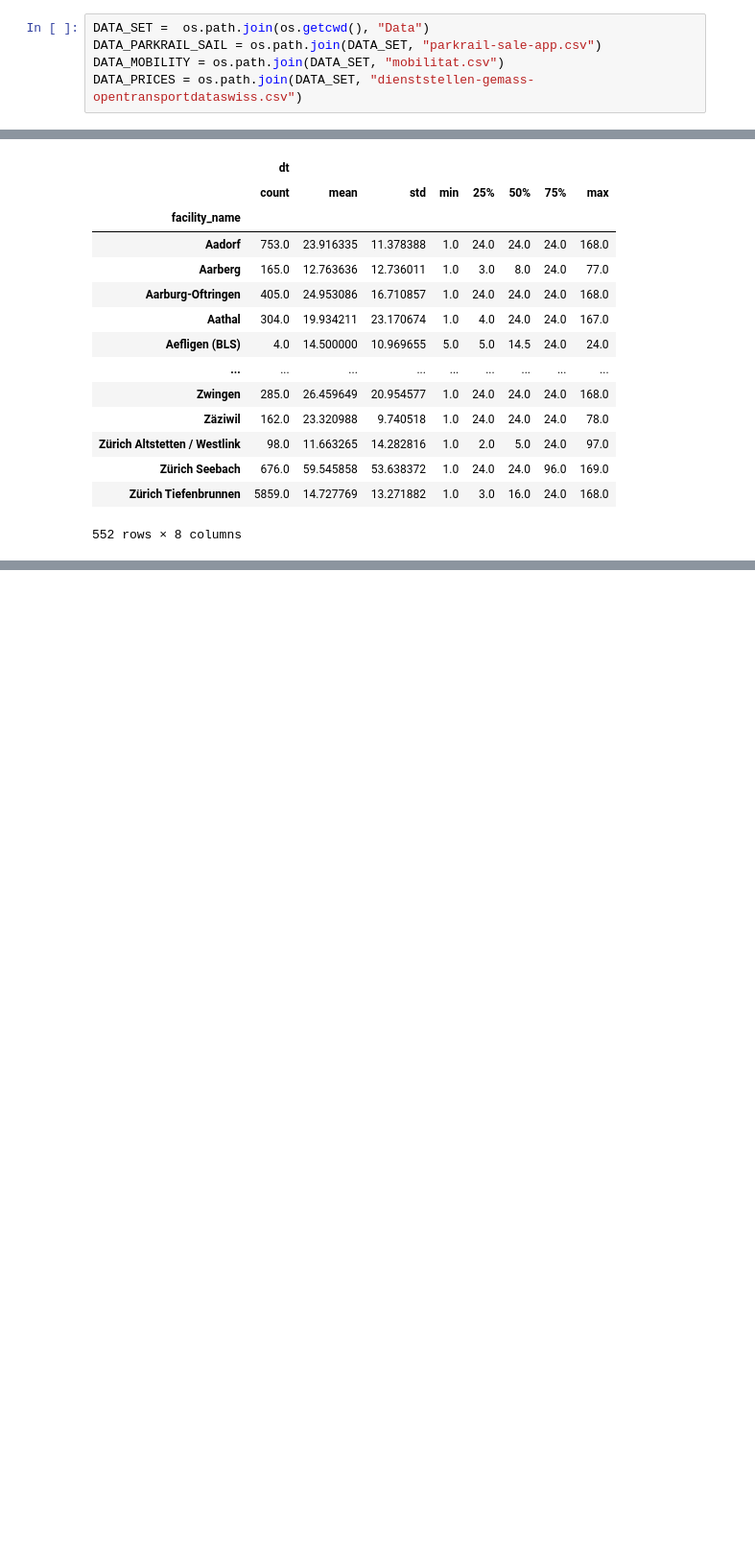
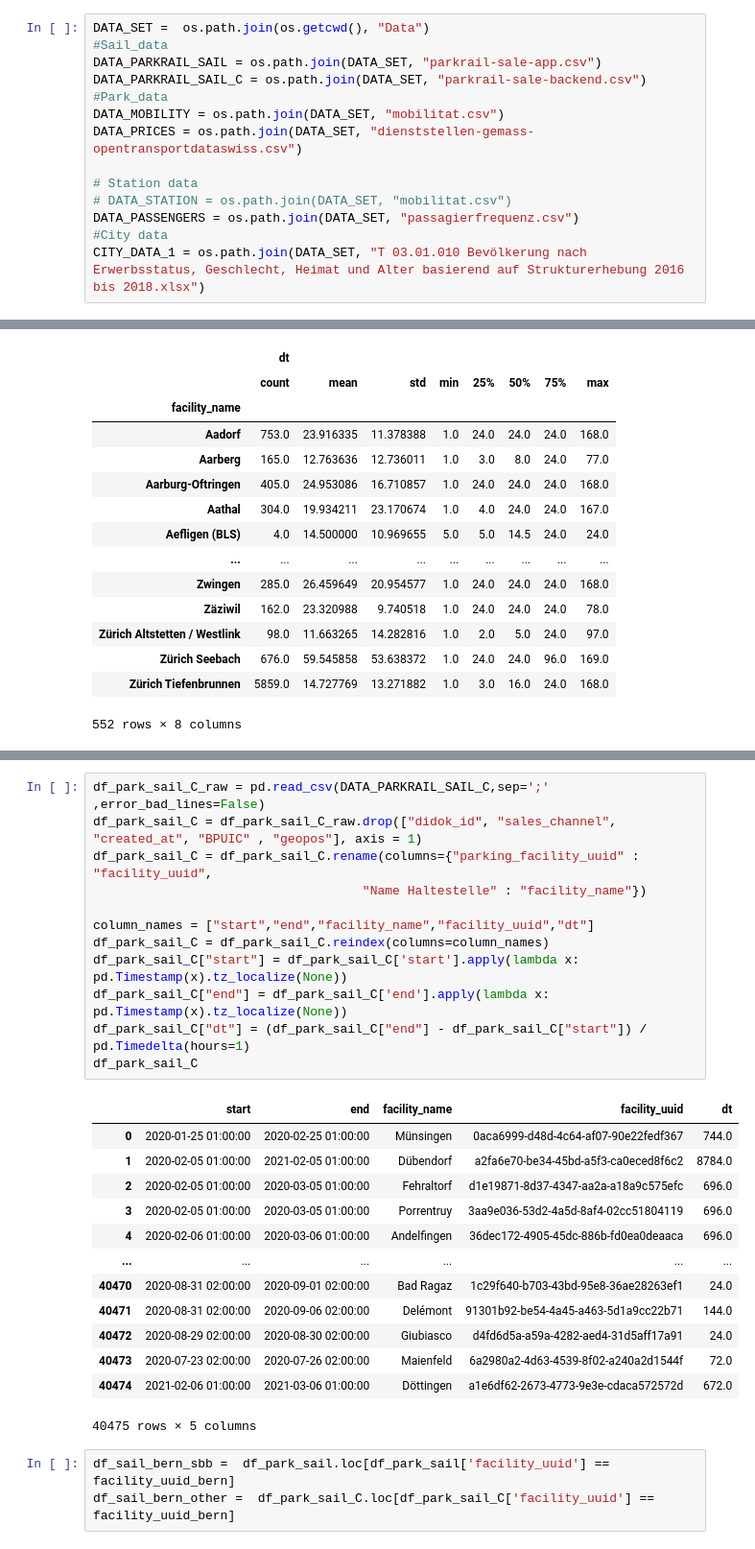
Before and after one commit to mrali92/start_hack_sbb, a Jupyter notebook: data_analysis.ipynb, the cells around one changed output, grey strips where cells are left out. Shown at 96% size. Cells and saved outputs as stored; diff of their text form; blank space fills up the shorter version.

```diff
--- a/data_analysis.ipynb
+++ b/data_analysis.ipynb
@@ -8,9 +8,18 @@ import seaborn as sns
 from datetime import datetime
 # %%
 DATA_SET =  os.path.join(os.getcwd(), "Data")
+#Sail_data
 DATA_PARKRAIL_SAIL = os.path.join(DATA_SET, "parkrail-sale-app.csv")
+DATA_PARKRAIL_SAIL_C = os.path.join(DATA_SET, "parkrail-sale-backend.csv")
+#Park_data
 DATA_MOBILITY = os.path.join(DATA_SET, "mobilitat.csv")
 DATA_PRICES = os.path.join(DATA_SET, "dienststellen-gemass-opentransportdataswiss.csv")
+
+# Station data
+# DATA_STATION = os.path.join(DATA_SET, "mobilitat.csv")
+DATA_PASSENGERS = os.path.join(DATA_SET, "passagierfrequenz.csv")
+#City data
+CITY_DATA_1 = os.path.join(DATA_SET, "T 03.01.010 Bevölkerung nach Erwerbsstatus, Geschlecht, Heimat und Alter basierend auf Strukturerhebung 2016 bis 2018.xlsx")
 # %% [markdown]
 ## Duration and Periode of using Parkrail
 # %%
@@ -130,0 +147,29 @@ grouped_fname.describe()
+# %%
+df_park_sail_C_raw = pd.read_csv(DATA_PARKRAIL_SAIL_C,sep=';' ,error_bad_lines=False)
+df_park_sail_C = df_park_sail_C_raw.drop(["didok_id", "sales_channel", "created_at", "BPUIC" , "geopos"], axis = 1)
+df_park_sail_C = df_park_sail_C.rename(columns={"parking_facility_uuid" : "facility_uuid",
+                                    "Name Haltestelle" : "facility_name"})
+
+column_names = ["start","end","facility_name","facility_uuid","dt"]
+df_park_sail_C = df_park_sail_C.reindex(columns=column_names)
+df_park_sail_C["start"] = df_park_sail_C['start'].apply(lambda x: pd.Timestamp(x).tz_localize(None))
+df_park_sail_C["end"] = df_park_sail_C['end'].apply(lambda x: pd.Timestamp(x).tz_localize(None))
+df_park_sail_C["dt"] = (df_park_sail_C["end"] - df_park_sail_C["start"]) / pd.Timedelta(hours=1)
+df_park_sail_C
+# %% [output]
+|  | start | end | facility_name | facility_uuid | dt |
+| 0 | 2020-01-25 01:00:00 | 2020-02-25 01:00:00 | Münsingen | 0aca6999-d48d-4c64-af07-90e22fedf367 | 744.0 |
+| 1 | 2020-02-05 01:00:00 | 2021-02-05 01:00:00 | Dübendorf | a2fa6e70-be34-45bd-a5f3-ca0eced8f6c2 | 8784.0 |
+| 2 | 2020-02-05 01:00:00 | 2020-03-05 01:00:00 | Fehraltorf | d1e19871-8d37-4347-aa2a-a18a9c575efc | 696.0 |
+| 3 | 2020-02-05 01:00:00 | 2020-03-05 01:00:00 | Porrentruy | 3aa9e036-53d2-4a5d-8af4-02cc51804119 | 696.0 |
+| 4 | 2020-02-06 01:00:00 | 2020-03-06 01:00:00 | Andelfingen | 36dec172-4905-45dc-886b-fd0ea0deaaca | 696.0 |
+| ... | ... | ... | ... | ... | ... |
+| 40470 | 2020-08-31 02:00:00 | 2020-09-01 02:00:00 | Bad Ragaz | 1c29f640-b703-43bd-95e8-36ae28263ef1 | 24.0 |
+| 40471 | 2020-08-31 02:00:00 | 2020-09-06 02:00:00 | Delémont | 91301b92-be54-4a45-a463-5d1a9cc22b71 | 144.0 |
+| 40472 | 2020-08-29 02:00:00 | 2020-08-30 02:00:00 | Giubiasco | d4fd6d5a-a59a-4282-aed4-31d5aff17a91 | 24.0 |
+| 40473 | 2020-07-23 02:00:00 | 2020-07-26 02:00:00 | Maienfeld | 6a2980a2-4d63-4539-8f02-a240a2d1544f | 72.0 |
+| 40474 | 2021-02-06 01:00:00 | 2021-03-06 01:00:00 | Döttingen | a1e6df62-2673-4773-9e3e-cdaca572572d | 672.0 |
+40475 rows × 5 columns
+# %%
+df_sail_bern_sbb =  df_park_sail.loc[df_park_sail['facility_uuid'] == facility_uuid_bern]
+df_sail_bern_other =  df_park_sail_C.loc[df_park_sail_C['facility_uuid'] == facility_uuid_bern]
```
Also changed, not shown: parts of 15 cells of this notebook, 17 other files.
